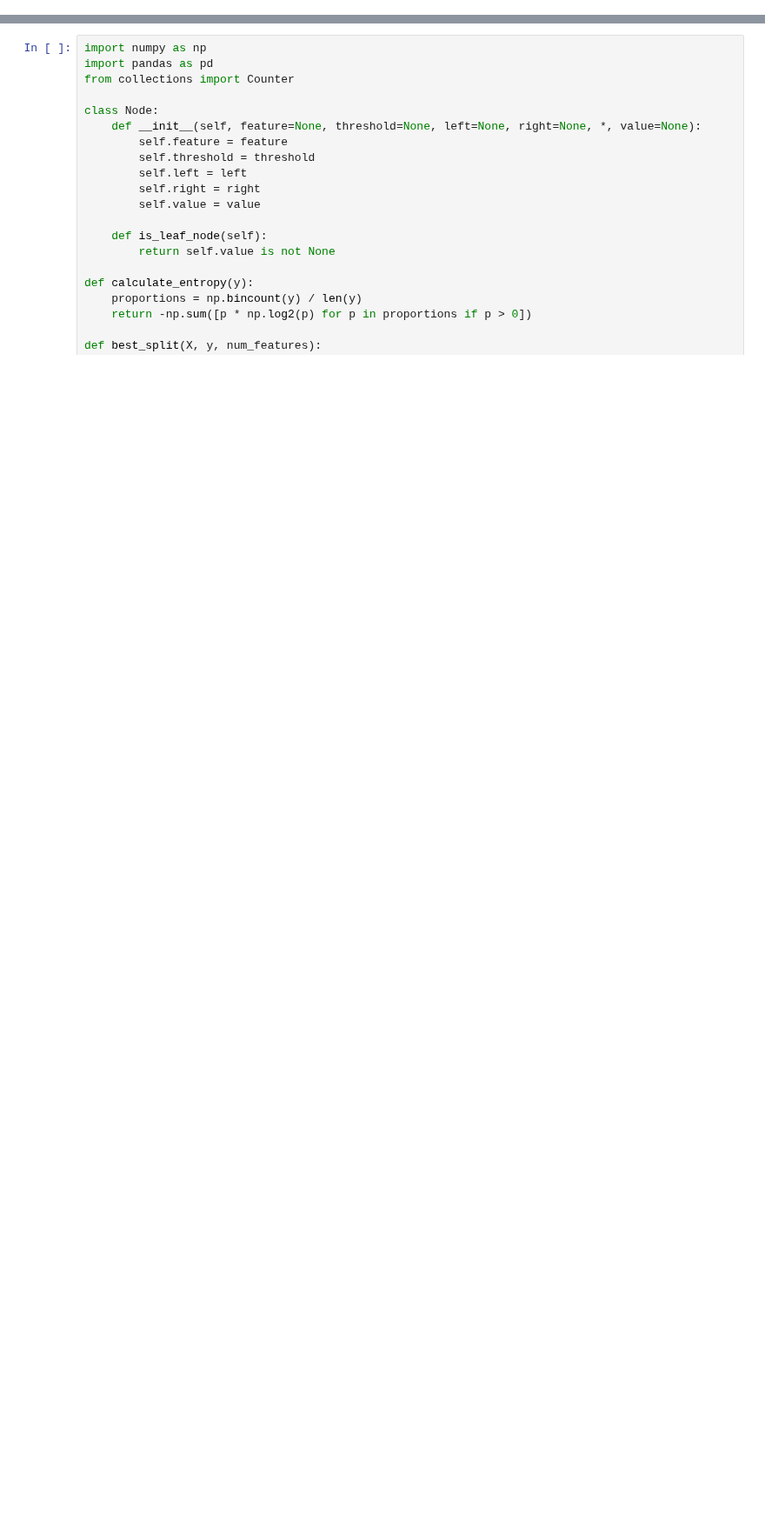
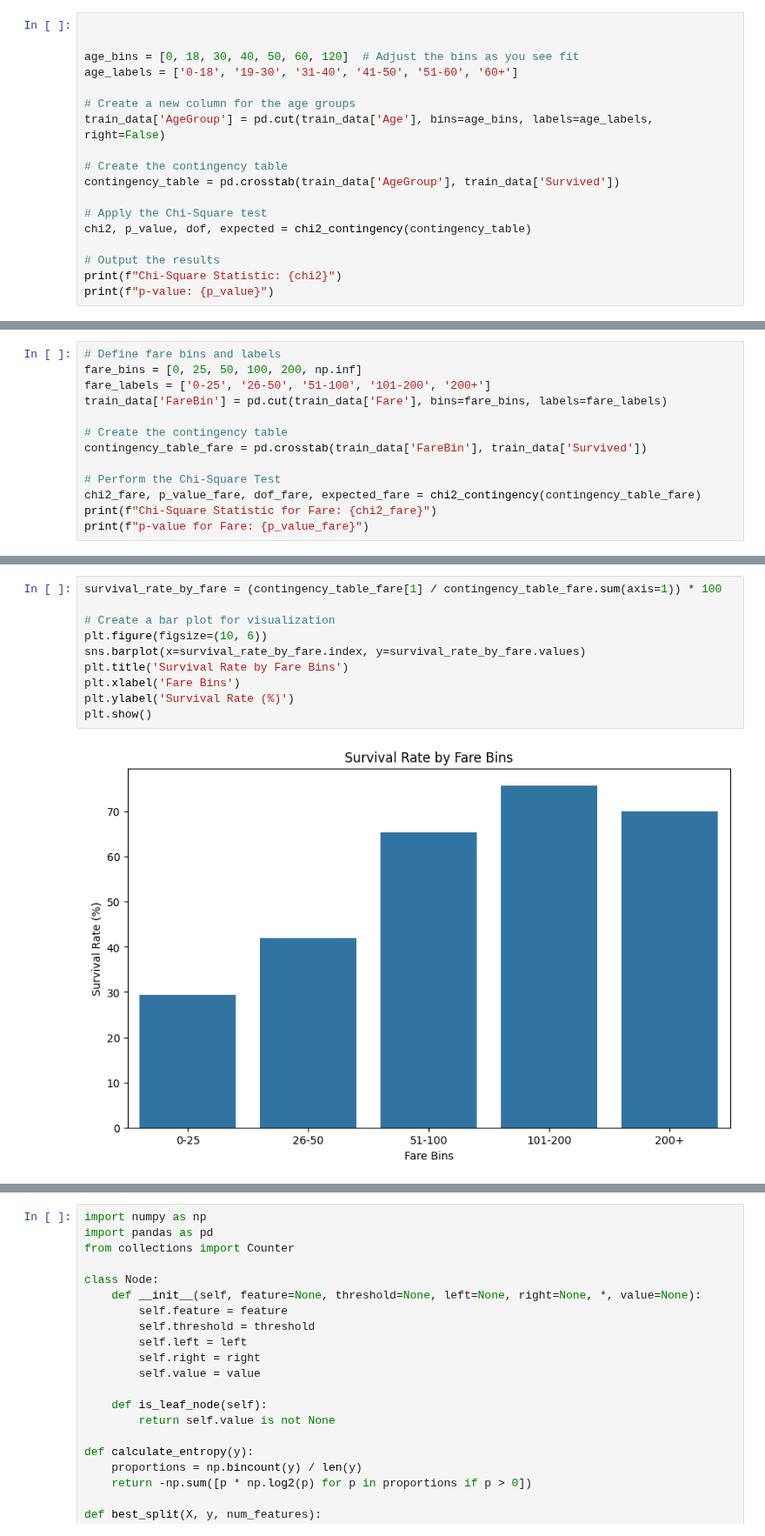
Before and after one commit to Rigpea/titanic-classifier, a Jupyter notebook: main.ipynb, the cells around one changed output, grey strips where cells are left out. Shown at 87% size. Saved outputs shown, nothing was run; the diff lists cells and outputs as text; blank space fills up the shorter version.

```diff
--- a/main.ipynb
+++ b/main.ipynb
@@ -315,0 +220,18 @@ Please also refer to the documentation for alternative solver options:
+# %%
+
+
+age_bins = [0, 18, 30, 40, 50, 60, 120]  # Adjust the bins as you see fit
+age_labels = ['0-18', '19-30', '31-40', '41-50', '51-60', '60+']
+
+# Create a new column for the age groups
+train_data['AgeGroup'] = pd.cut(train_data['Age'], bins=age_bins, labels=age_labels, right=False)
+
+# Create the contingency table
+contingency_table = pd.crosstab(train_data['AgeGroup'], train_data['Survived'])
+
+# Apply the Chi-Square test
+chi2, p_value, dof, expected = chi2_contingency(contingency_table)
+
+# Output the results
+print(f"Chi-Square Statistic: {chi2}")
+print(f"p-value: {p_value}")
@@ -315,0 +282,13 @@ Please also refer to the documentation for alternative solver options:
+# %%
+# Define fare bins and labels
+fare_bins = [0, 25, 50, 100, 200, np.inf]
+fare_labels = ['0-25', '26-50', '51-100', '101-200', '200+']
+train_data['FareBin'] = pd.cut(train_data['Fare'], bins=fare_bins, labels=fare_labels)
+
+# Create the contingency table
+contingency_table_fare = pd.crosstab(train_data['FareBin'], train_data['Survived'])
+
+# Perform the Chi-Square Test
+chi2_fare, p_value_fare, dof_fare, expected_fare = chi2_contingency(contingency_table_fare)
+print(f"Chi-Square Statistic for Fare: {chi2_fare}")
+print(f"p-value for Fare: {p_value_fare}")
@@ -315,0 +298,12 @@ Please also refer to the documentation for alternative solver options:
+# %%
+survival_rate_by_fare = (contingency_table_fare[1] / contingency_table_fare.sum(axis=1)) * 100
+
+# Create a bar plot for visualization
+plt.figure(figsize=(10, 6))
+sns.barplot(x=survival_rate_by_fare.index, y=survival_rate_by_fare.values)
+plt.title('Survival Rate by Fare Bins')
+plt.xlabel('Fare Bins')
+plt.ylabel('Survival Rate (%)')
+plt.show()
+# %% [output]
+[figure, added]
```
Also changed, not shown: parts of 79 cells of this notebook.
